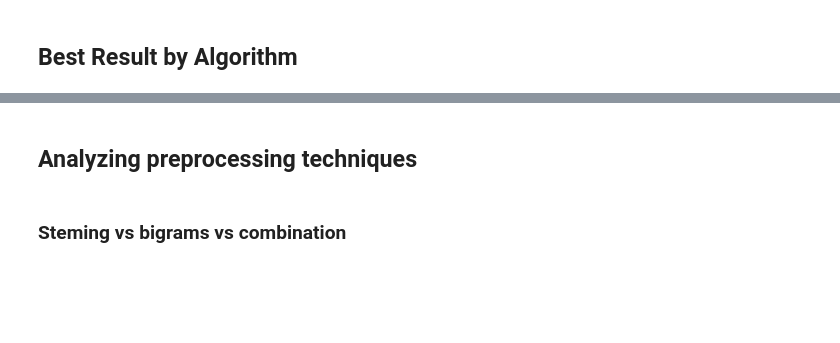
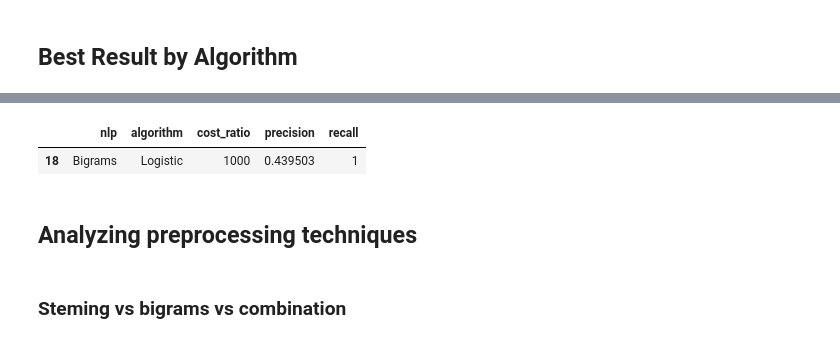
Before and after one commit to borjaeg/thete, a Jupyter notebook: Paper-Analysis.ipynb, the cells around one changed output, grey strips where cells are left out. Drawn from its saved outputs; the diff is of its cells as text; code cells hidden in the pictures; blank space fills up the shorter version.

```diff
--- a/Paper-Analysis.ipynb
+++ b/Paper-Analysis.ipynb
@@ -60,3 +57,8 @@ get_best(data, "Random Forest")
+# %%
+get_best(data, "Logistic")
+# %% [output]
+|  | nlp | algorithm | cost_ratio | precision | recall |
+| 18 | Bigrams | Logistic | 1000 | 0.439503 | 1 |
 # %% [markdown]
 ## Analyzing preprocessing techniques
 # %% [markdown]
```
Also changed, not shown: parts of 20 cells of this notebook, 4 other files.
